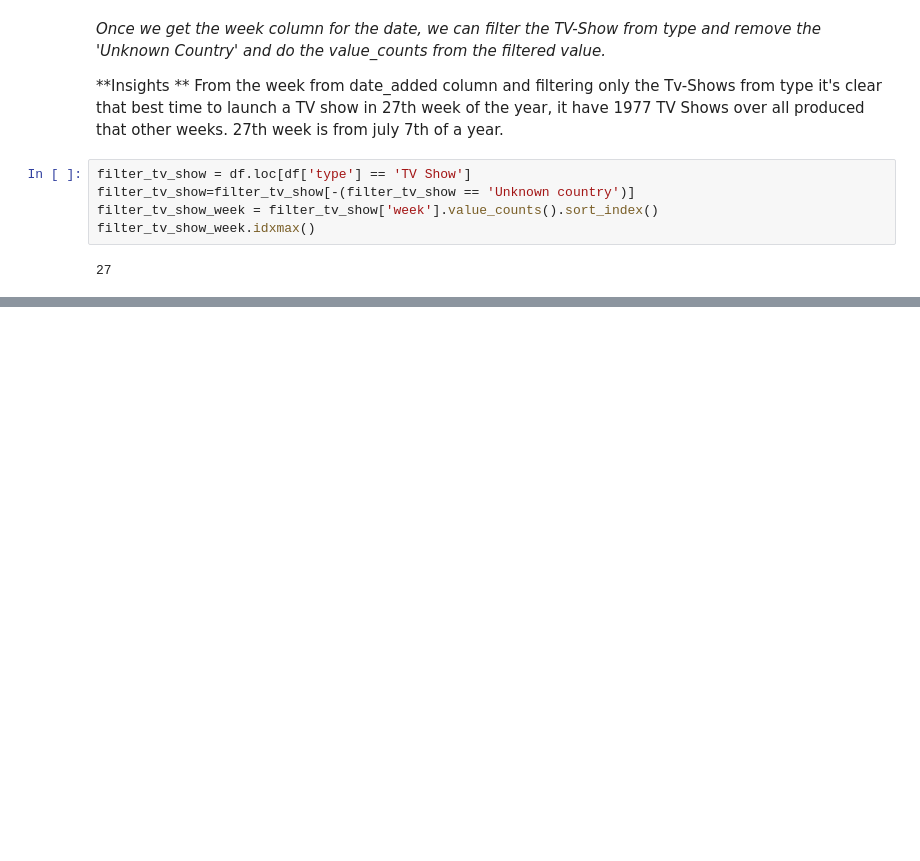
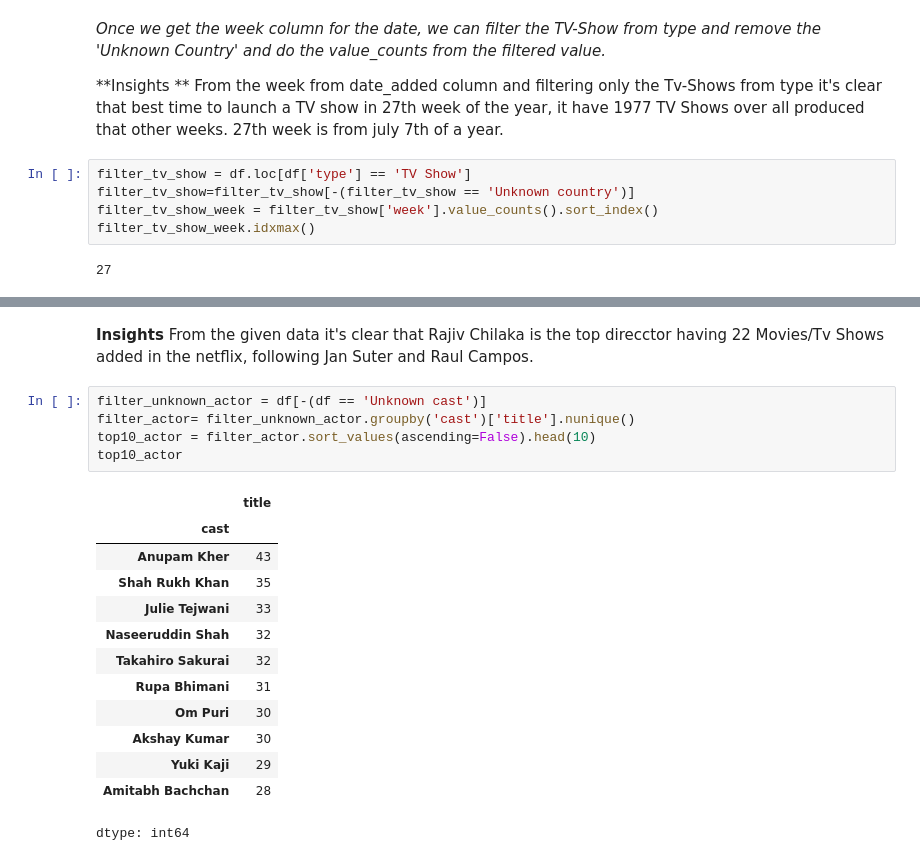
Before and after one commit to sanvasu/Netflix---Data-Exploration-and-Visualisation, a Jupyter notebook: Netflix_Casestudy.ipynb, the cells around one changed output, grey strips where cells are left out. Cells and saved outputs as stored; diff of their text form; blank space fills up the shorter version.

```diff
--- a/Netflix_Casestudy.ipynb
+++ b/Netflix_Casestudy.ipynb
@@ -244,0 +298,21 @@ filter_tv_show_week.idxmax()
+# %% [markdown]
+**Insights** From the given data it's clear that Rajiv Chilaka is the top direcctor having 22 Movies/Tv Shows added in the netflix, following Jan Suter and Raul Campos.
+# %%
+filter_unknown_actor = df[-(df == 'Unknown cast')]
+filter_actor= filter_unknown_actor.groupby('cast')['title'].nunique()
+top10_actor = filter_actor.sort_values(ascending=False).head(10)
+top10_actor
+# %% [output]
+|  | title |
+| cast |  |
+| Anupam Kher | 43 |
+| Shah Rukh Khan | 35 |
+| Julie Tejwani | 33 |
+| Naseeruddin Shah | 32 |
+| Takahiro Sakurai | 32 |
+| Rupa Bhimani | 31 |
+| Om Puri | 30 |
+| Akshay Kumar | 30 |
+| Yuki Kaji | 29 |
+| Amitabh Bachchan | 28 |
+dtype: int64
```
Also changed, not shown: parts of 12 cells of this notebook.
